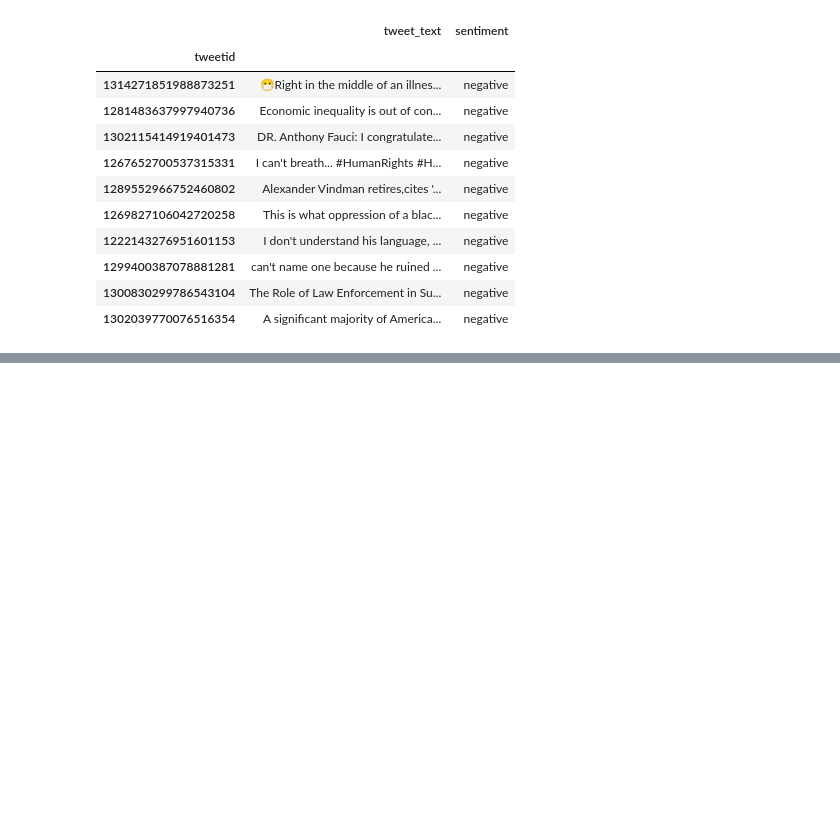
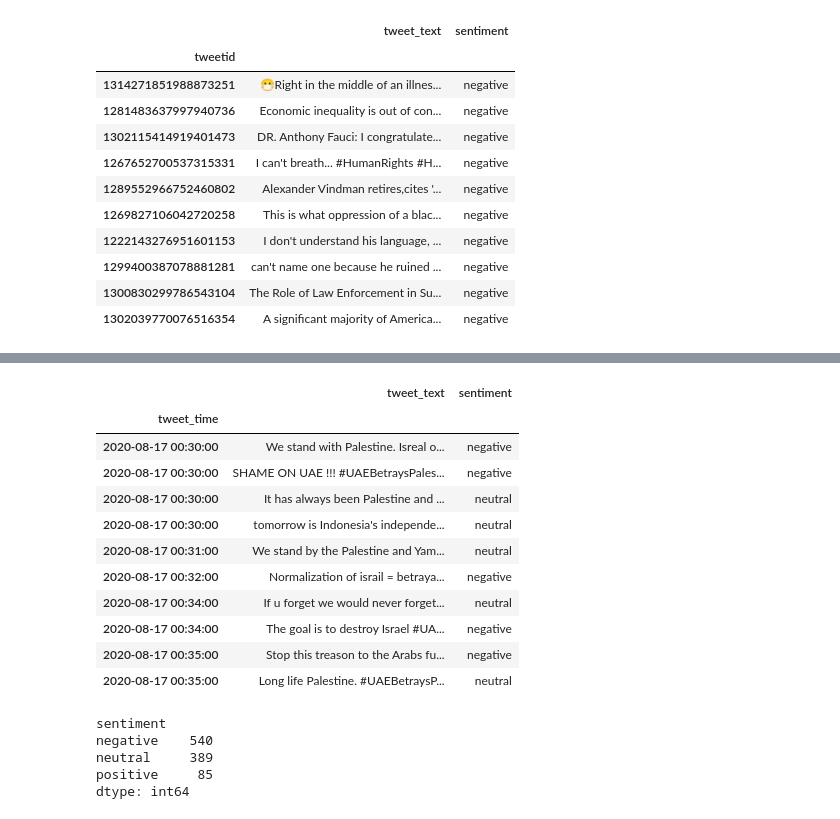
Before and after one commit to sarahkpardo/social-media-data-analysis, a Jupyter notebook: sentiment_analysis_transformers.ipynb, the cells around one changed output, grey strips where cells are left out. Saved outputs shown, nothing was run; the diff lists cells and outputs as text; code cells hidden in the pictures; blank space fills up the shorter version.

```diff
--- a/sentiment_analysis_transformers.ipynb
+++ b/sentiment_analysis_transformers.ipynb
@@ -220,0 +220,6 @@ top_day_tweets.head(5)
+# %%
+english_tweets = (top_day_tweets
+                  .groupby('tweet_language')
+                  .get_group('en')
+                 )
+english_tweets.head(5)
@@ -220,0 +234,8 @@ top_day_tweets.head(5)
+# %%
+t1 = default_timer()
+
+sentiment = (english_tweets['tweet_text']
+             .apply(preprocess_string)
+             .apply(predict_sentiment)
+            )
+print('elapsed: {}'.format(default_timer() - t1))
@@ -220,0 +244,28 @@ top_day_tweets.head(5)
+# %%
+english_tweets = pd.DataFrame(english_tweets)
+english_tweets['sentiment'] = sentiment
+english_tweets[['tweet_text','sentiment']].head(10)
+# %% [output]
+|  | tweet_text | sentiment |
+| tweet_time |  |  |
+| 2020-08-17 00:30:00 | We stand with Palestine. Isreal o... | negative |
+| 2020-08-17 00:30:00 | SHAME ON UAE !!! #UAEBetraysPales... | negative |
+| 2020-08-17 00:30:00 | It has always been Palestine and ... | neutral |
+| 2020-08-17 00:30:00 | tomorrow is Indonesia's independe... | neutral |
+| 2020-08-17 00:31:00 | We stand by the Palestine and Yam... | neutral |
+| 2020-08-17 00:32:00 | Normalization of israil = betraya... | negative |
+| 2020-08-17 00:34:00 | If u forget we would never forget... | neutral |
+| 2020-08-17 00:34:00 | The goal is to destroy Israel #UA... | negative |
+| 2020-08-17 00:35:00 | Stop this treason to the Arabs fu... | negative |
+| 2020-08-17 00:35:00 | Long life Palestine. #UAEBetraysP... | neutral |
+# %%
+grouped = (english_tweets
+.groupby('sentiment')
+)
+grouped.size()
+# %% [output]
+sentiment
+negative    540
+neutral     389
+positive     85
+dtype: int64
```
Also changed, not shown: parts of 11 cells of this notebook.
